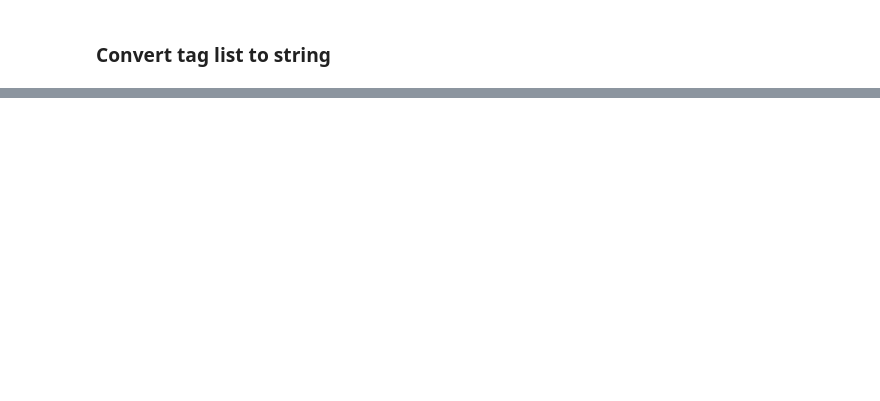
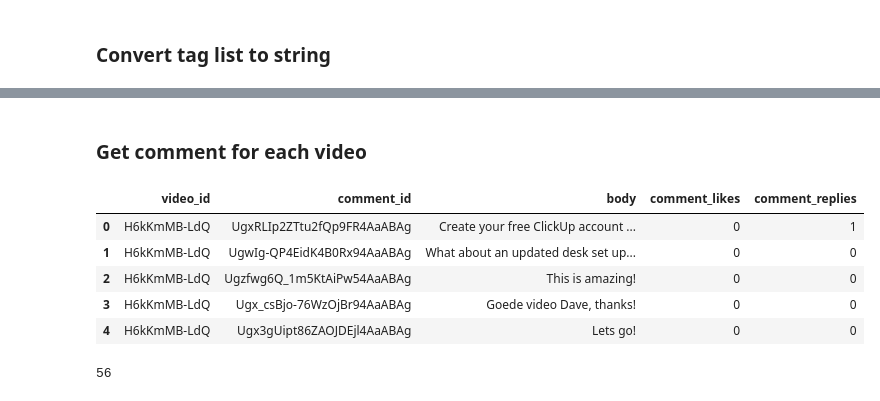
Before and after one commit to harryallum/YouTube-Video-Analysis, a Jupyter notebook: data_processing.ipynb, the cells around one changed output, grey strips where cells are left out. Cells and saved outputs as stored; diff of their text form; code cells hidden in the pictures; blank space fills up the shorter version.

```diff
--- a/data_processing.ipynb
+++ b/data_processing.ipynb
@@ -289,3 +273,56 @@ test_df.head()
+# %% [markdown]
+### Get comment for each video
+# %%
+def get_comments_by_video_ids(youtube, video_ids):
+
+    all_comments = []
+
+    for id in video_ids[:5]: # limit to 5 videos for testing
+        try:
+            request = youtube.commentThreads().list(
+                part="snippet,replies",
+                videoId=id,
+                maxResults=100,
+                order="relevance",
+            )
+            response = request.execute()
+
+            for comment in response.get('items', []):
+                comment_data = {
+                    'video_id': comment['snippet']['videoId'],
+                    'comment_id': comment['snippet']['topLevelComment']['id'],
+                    'body': comment['snippet']['topLevelComment']['snippet']['textOriginal'],
+                    'comment_likes': comment['snippet']['topLevelComment']['snippet']['likeCount'],
+                    'comment_replies': comment['snippet']['totalReplyCount']
+                }
+
+                all_comments.append(comment_data)
+
+        except:
+            # Handle if there are no comments for video
+            print(f'Failed to get comments for video id: {id}')
+
+    #return response
+    return pd.DataFrame(all_comments)
+# %%
+# Convert video_ids column to a list to pass to the API
+video_ids = videos_df['video_id'].tolist()
+
+comments_df = get_comments_by_video_ids(youtube, video_ids)
+# %%
+comments_df.head()
+# %% [output]
+|  | video_id | comment_id | body | comment_likes | comment_replies |
+| 0 | H6kKmMB-LdQ | UgxRLIp2ZTtu2fQp9FR4AaABAg | Create your free ClickUp account ... | 0 | 1 |
+| 1 | H6kKmMB-LdQ | UgwIg-QP4EidK4B0Rx94AaABAg | What about an updated desk set up... | 0 | 0 |
+| 2 | H6kKmMB-LdQ | Ugzfwg6Q_1m5KtAiPw54AaABAg | This is amazing! | 0 | 0 |
+| 3 | H6kKmMB-LdQ | Ugx_csBjo-76WzOjBr94AaABAg | Goede video Dave, thanks! | 0 | 0 |
+| 4 | H6kKmMB-LdQ | Ugx3gUipt86ZAOJDEjl4AaABAg | Lets go! | 0 | 0 |
+# %%
+# Push df to database
+comments_df.to_sql(name="comment", con=engine, if_exists='append', index=False)
+# %% [output]
+56
 # %%
 # Close the connection
 conn.close()
```
Also changed, not shown: parts of 26 cells of this notebook, 4 other files.
